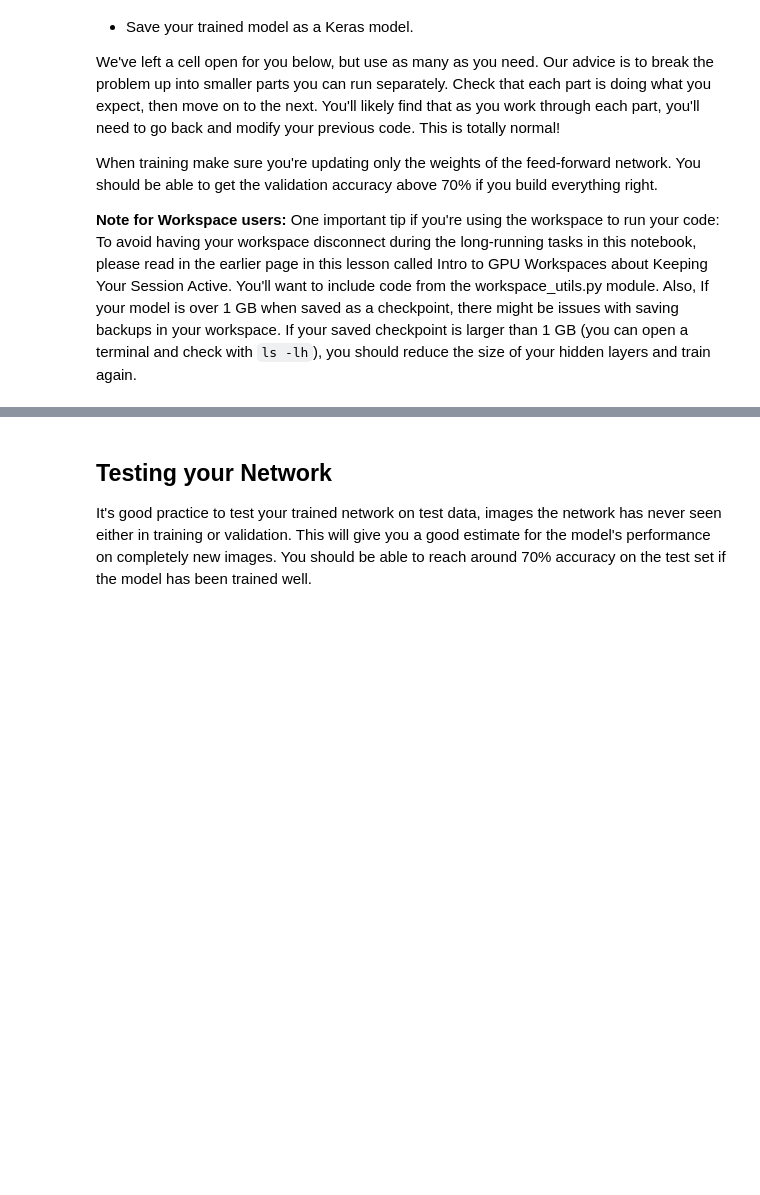
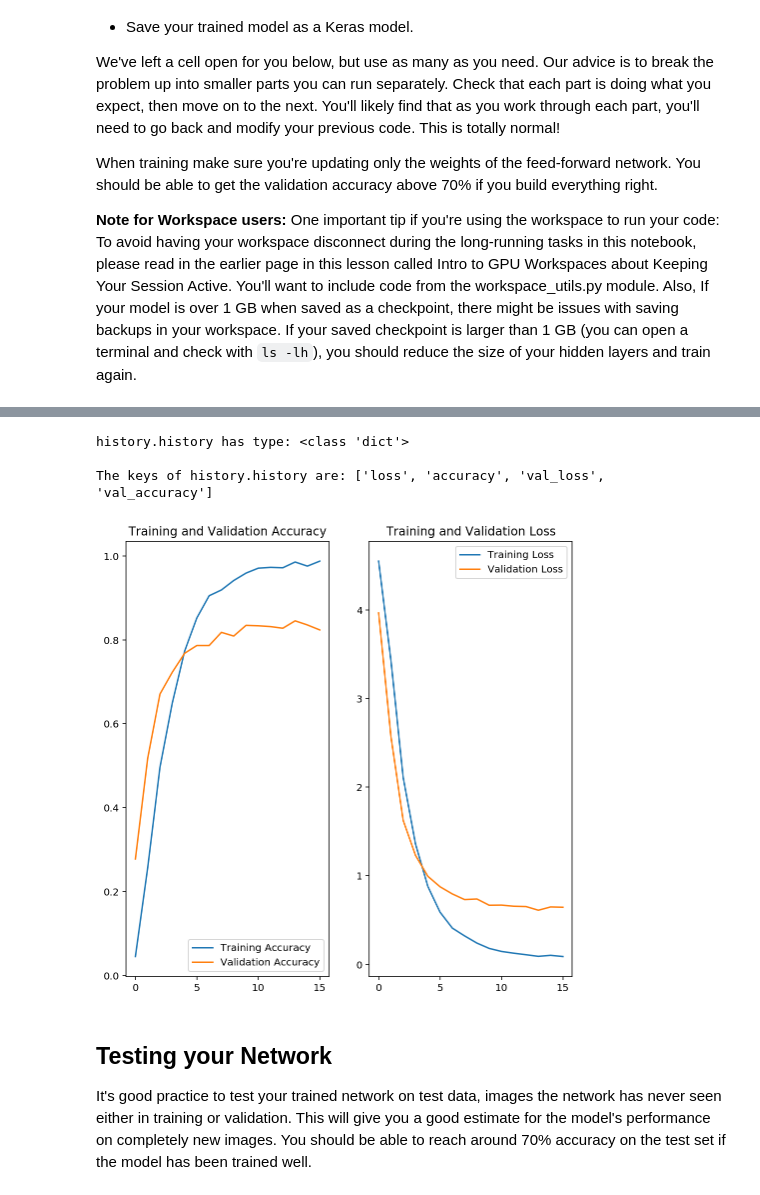
Before and after one commit to srpmech/Image-Classifier, a Jupyter notebook: Project_Image_Classifier_Project_V1.ipynb, the cells around one changed output, grey strips where cells are left out. Cells and saved outputs as stored; diff of their text form; code cells hidden in the pictures; blank space fills up the shorter version.

```diff
--- a/Project_Image_Classifier_Project_V1.ipynb
+++ b/Project_Image_Classifier_Project_V1.ipynb
@@ -57,7 +57,7 @@ The validation and testing sets are used to measure the model's performance on d
 # TODO: Load the dataset with TensorFlow Datasets.
 # TODO: Create a training set, a validation set and a test set.
 
-(training_set, validation_set, test_set), dataset_info = tfds.load('oxford_flowers102', split=['train','test','validation'], as_supervised=True, with_info=True)
+(training_set, test_set, validation_set), dataset_info = tfds.load('oxford_flowers102', split=['train','test','validation'], as_supervised=True, with_info=True)
 # %% [output]
 WARNING:absl:Warning: Setting shuffle_files=True because split=TRAIN and shuffle_files=None. This behavior will be deprecated on 2019-08-06, at which point shuffle_files=False will be the default for  ...
 # %%
@@ -234,7 +212,7 @@ When training make sure you're updating only the weights of the feed-forward net
 # %%
 # TODO: Build and train your network.
 
-URL = "https://tfhub.dev/google/tf2-preview/mobilenet_v2/feature_vector/4"
+URL = "https://tfhub.dev/google/imagenet/mobilenet_v2_140_224/feature_vector/4"
 
 feature_extractor = hub.KerasLayer(URL, input_shape=(image_size, image_size,3))
 
@@ -242,7 +220,11 @@ feature_extractor.trainable = False
 # %%
 model = tf.keras.Sequential([
         feature_extractor,
+        tf.keras.layers.Dropout(0.2),
         tf.keras.layers.Dense(512, activation='relu'),
+        tf.keras.layers.Dropout(0.2),
+        tf.keras.layers.Dense(256, activation='relu'),
+        tf.keras.layers.Dropout(0.2),
         tf.keras.layers.Dense(102, activation = 'softmax')
 ])
 
@@ -269,9 +254,13 @@ model.compile(optimizer='adam',
 # %%
 ## Solution
 
-EPOCHS = 5
+EPOCHS = 30
+
+early_stopping = tf.keras.callbacks.EarlyStopping(monitor='val_loss', patience=2)
+
 
 history = model.fit(training_batches,
                     epochs=EPOCHS,
-                    validation_data=validation_batches)
+                    validation_data=validation_batches,
+                   callbacks=[early_stopping])
 # %% [output]
@@ -290,3 +284,39 @@ Epoch 5/5
+# %%
+# Check that history.history is a dictionary
+print('history.history has type:', type(history.history))
+
+# Print the keys of the history.history dictionary
+print('\nThe keys of history.history are:', list(history.history.keys()))
+# %% [output]
+history.history has type: <class 'dict'>
+
+The keys of history.history are: ['loss', 'accuracy', 'val_loss', 'val_accuracy']
+# %%
+# TODO: Plot the loss and accuracy values achieved during training for the training and validation set.
+
+training_accuracy = history.history['accuracy']
+validation_accuracy = history.history['val_accuracy']
+
+training_loss = history.history['loss']
+validation_loss = history.history['val_loss']
+
+epochs_range=range(len(training_accuracy))
+
+plt.figure(figsize=(8, 8))
+plt.subplot(1, 2, 1)
+plt.plot(epochs_range, training_accuracy, label='Training Accuracy')
+plt.plot(epochs_range, validation_accuracy, label='Validation Accuracy')
+plt.legend(loc='lower right')
+plt.title('Training and Validation Accuracy')
+
+plt.subplot(1, 2, 2)
+plt.plot(epochs_range, training_loss, label='Training Loss')
+plt.plot(epochs_range, validation_loss, label='Validation Loss')
+plt.legend(loc='upper right')
+plt.title('Training and Validation Loss')
+plt.show()
+# %% [output]
+[figure, added]
 # %% [markdown]
 ## Testing your Network
 
```
Also changed, not shown: parts of 18 cells of this notebook.
